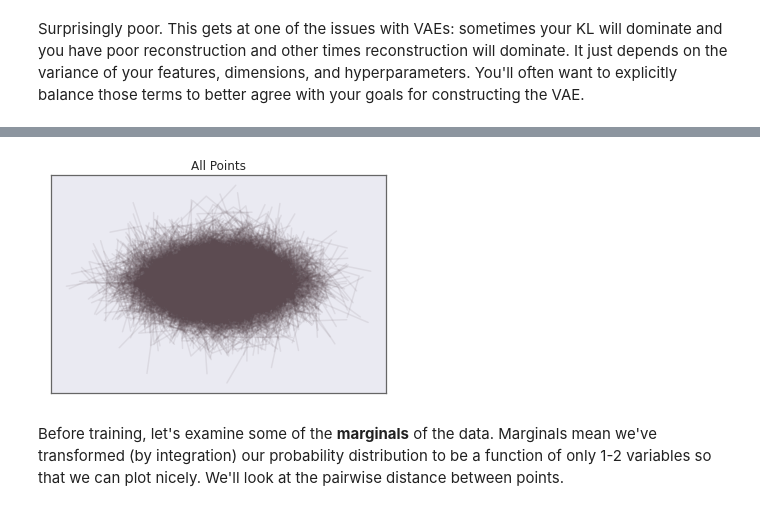
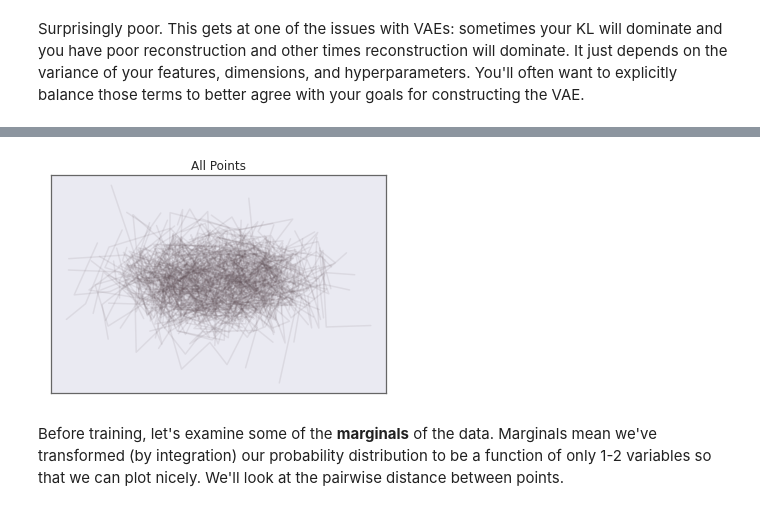
Before and after one commit to whitead/dmol-book, a Jupyter notebook: dl/VAE.ipynb, the cells around one changed output, grey strips where cells are left out. Cells and saved outputs as stored; diff of their text form; code cells hidden in the pictures.

Commit message:
Fixed alignment bug

```diff
--- a/dl/VAE.ipynb
+++ b/dl/VAE.ipynb
@@ -650,31 +650,35 @@ def find_principle_axis(points):
     order = np.argsort(evals)
     return evecs[:, order[-1]]
 
-def align_principle(paths):
-    # someone should tell me how to vectorize this in numpy
-    vecs = [find_principle_axis(p) for p in paths]
+def align_principle(paths, axis_finder=find_principle_axis):
+    # This is a degenarate version, I removed mirror disambiguation
+    # to make latent space jump less. Data augmentation will
+    # have to overcome this issue
+    # the code is commented out below
+    vecs = [axis_finder(p) for p in paths]
     vecs = np.array(vecs)
     # find angle to rotate so these are pointed towards pos x
     cur_angle = np.arctan2(vecs[:,1], vecs[:,0])
-    rot_angle = -cur_angle
+    #cross = np.cross(vecs[:,0], vecs[:,1])
+    rot_angle = -cur_angle# - (cross < 0) * np.pi
     rot_mat = make_2drot(rot_angle)
-    # to mat mult at each frame
     return paths @ rot_mat
+
 ###-----------------------------------###
 # %%
 #TODO change to github link
 paths = np.load('../data/long_paths.npz')['arr']
 # transform to be rot/trans invariant
 data = align_principle(center_com(paths))
 cmap = plt.get_cmap('cool')
-for i in range(0, data.shape[0]):
+for i in range(0, data.shape[0], 16):
     plt.plot(data[i, :, 0], data[i, :, 1], '-', alpha=0.1, color='C2')
 plt.title('All Points')
 plt.xticks([])
 plt.yticks([])
 plt.show()
 # %% [output]
-[figure, old version]
+[figure, new version]
 # %% [markdown]
 Before training, let's examine some of the **marginals** of the data. Marginals mean we've transformed (by integration) our probability distribution to be a function of only 1-2 variables so that we can plot nicely. We'll look at the pairwise distance between points.
 # %%
```
Also changed, not shown: parts of 9 cells of this notebook, 1 other file.
